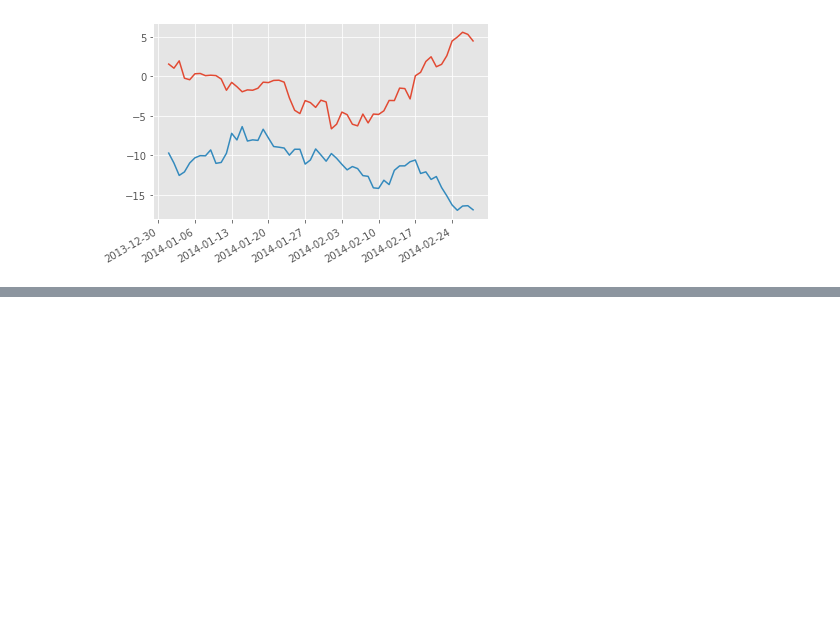
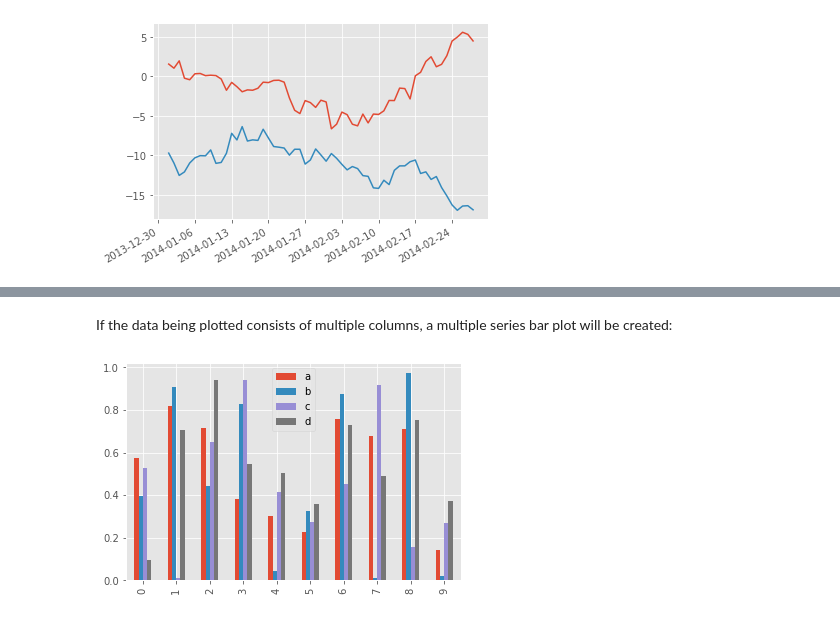
Before and after one commit to apkap83/Pandas_Notes, a Jupyter notebook: Learning_Pandas_Chapter_11 - Visualization.ipynb, the cells around one changed output, grey strips where cells are left out. Saved outputs shown, nothing was run; the diff lists cells and outputs as text; code cells hidden in the pictures; blank space fills up the shorter version.

```diff
--- a/Learning_Pandas_Chapter_11 - Visualization.ipynb
+++ b/Learning_Pandas_Chapter_11 - Visualization.ipynb
@@ -526,0 +563,13 @@ fig.autofmt_xdate();
+# %% [markdown]
+If the data being plotted consists of multiple columns, a multiple series bar plot will be
+created:
+# %%
+# draw a multiple series bar chart
+# generate 4 columns of 10 random values
+np.random.seed(seedval)
+df2 = pd.DataFrame(np.random.rand(10, 4), columns=['a', 'b', 'c', 'd'])
+
+# draw the multi-series bar chart
+df2.plot(kind='bar');
+# %% [output]
+[figure, added]
```
Also changed, not shown: parts of 34 cells of this notebook.
